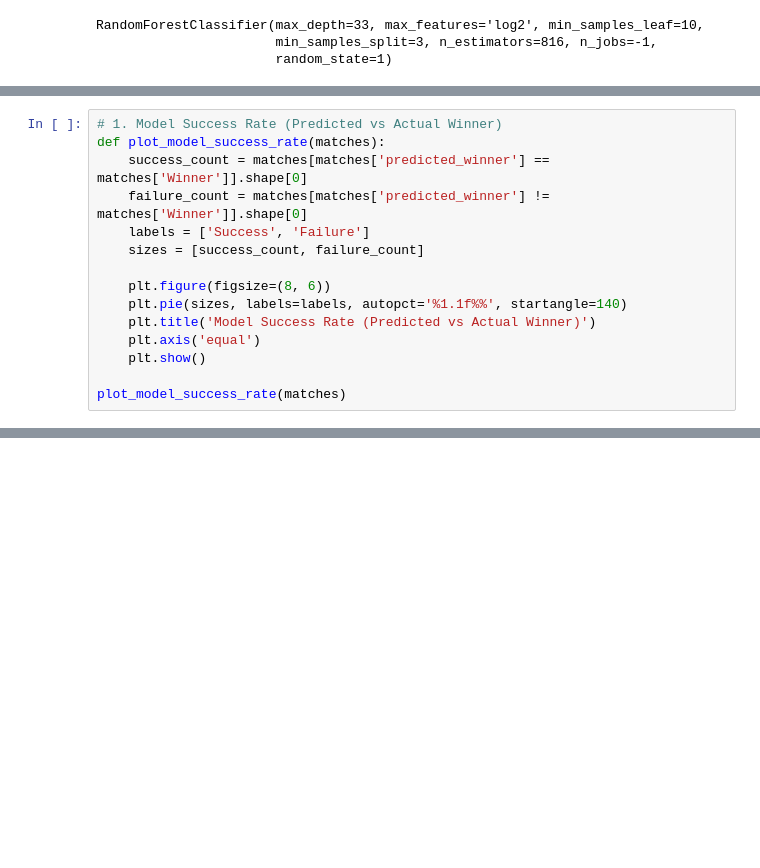
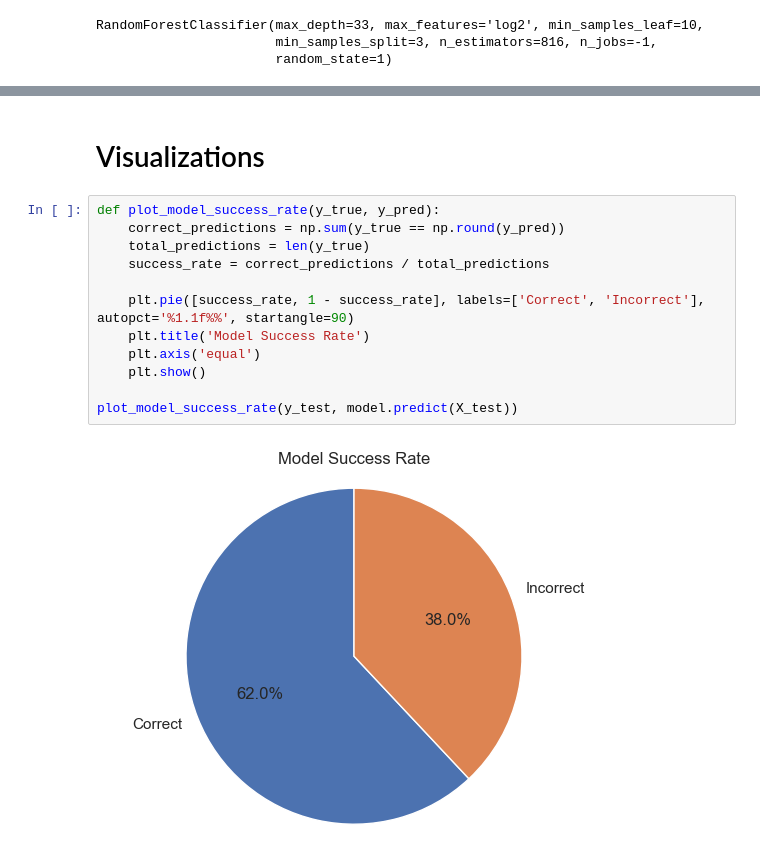
Before and after one commit to rimvelvet31/vct_predictive_model, a Jupyter notebook: betting_sim.ipynb, the cells around one changed output, grey strips where cells are left out. Cells and saved outputs as stored; diff of their text form; blank space fills up the shorter version.

Commit message:
finalized betting sim and added plots to predictions

```diff
--- a/betting_sim.ipynb
+++ b/betting_sim.ipynb
@@ -264,15 +169,0 @@ matches.head()
-# %%
-# 1. Model Success Rate (Predicted vs Actual Winner)
-def plot_model_success_rate(matches):
-    success_count = matches[matches['predicted_winner'] == matches['Winner']].shape[0]
-    failure_count = matches[matches['predicted_winner'] != matches['Winner']].shape[0]
-    labels = ['Success', 'Failure']
-    sizes = [success_count, failure_count]
-
-    plt.figure(figsize=(8, 6))
-    plt.pie(sizes, labels=labels, autopct='%1.1f%%', startangle=140)
-    plt.title('Model Success Rate (Predicted vs Actual Winner)')
-    plt.axis('equal')
-    plt.show()
-
-plot_model_success_rate(matches)
@@ -346,0 +237,16 @@ plot_bankroll_evolution(matches)
+# %% [markdown]
+# Visualizations
+# %%
+def plot_model_success_rate(y_true, y_pred):
+    correct_predictions = np.sum(y_true == np.round(y_pred))
+    total_predictions = len(y_true)
+    success_rate = correct_predictions / total_predictions
+
+    plt.pie([success_rate, 1 - success_rate], labels=['Correct', 'Incorrect'], autopct='%1.1f%%', startangle=90)
+    plt.title('Model Success Rate')
+    plt.axis('equal')
+    plt.show()
+
+plot_model_success_rate(y_test, model.predict(X_test))
+# %% [output]
+[figure, added]
```
Also changed, not shown: parts of 30 cells of this notebook, 1 other file.
